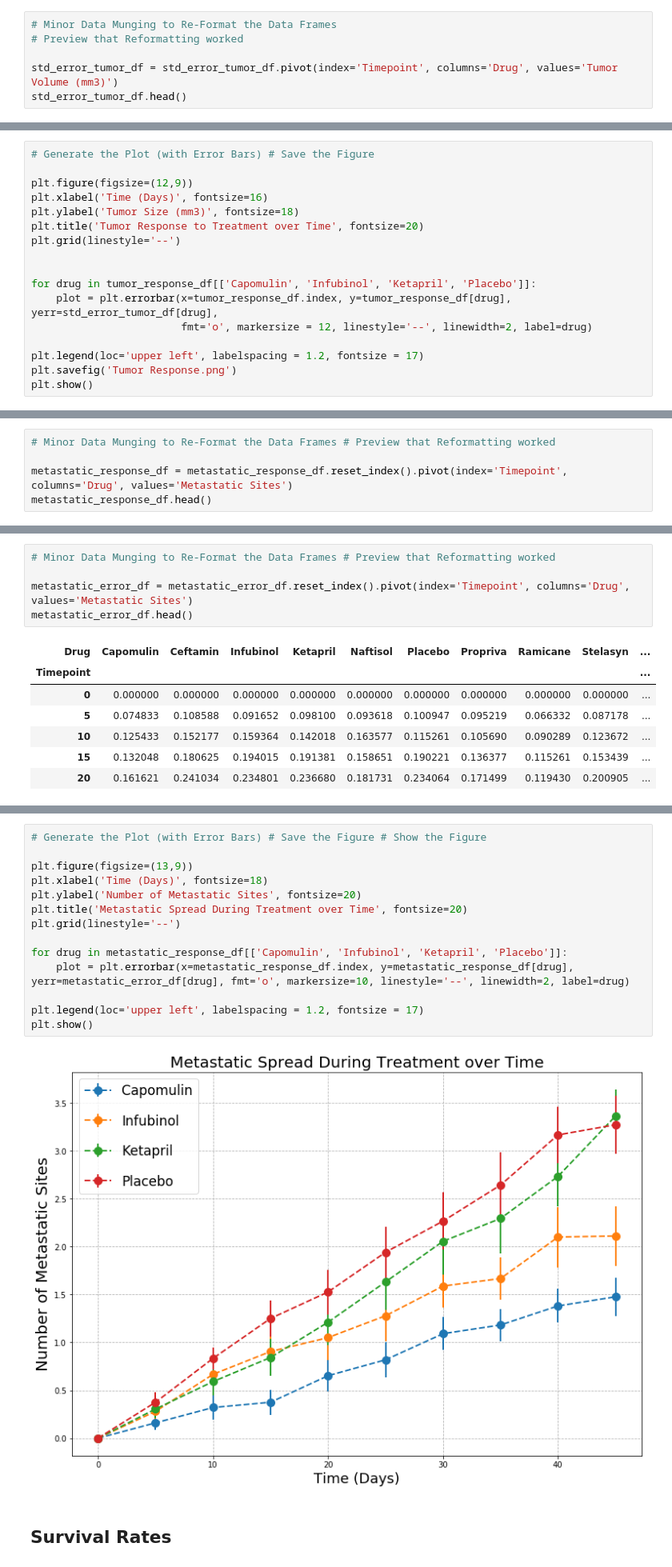
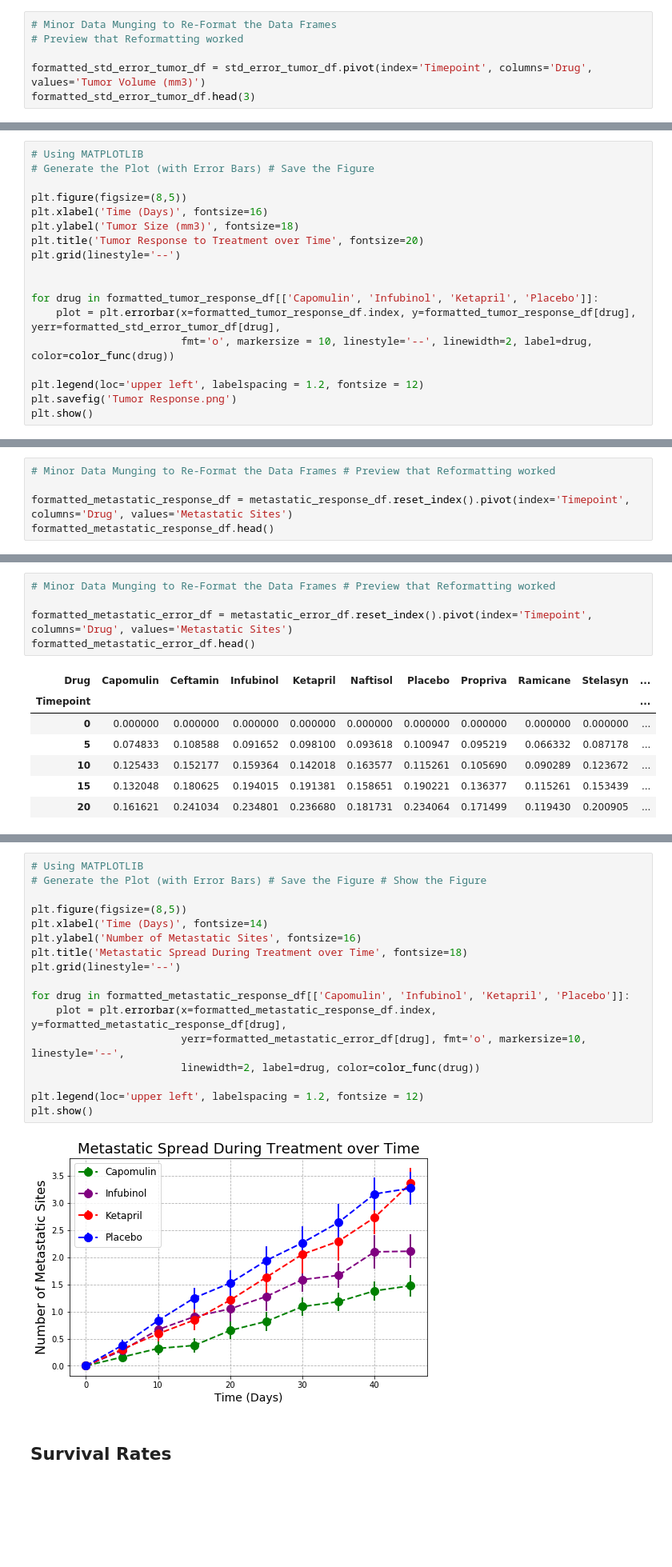
Before and after one commit to esharma3/matplotlib-challenge, a Jupyter notebook: Pymaceuticals/pymaceuticals.ipynb, the cells around one changed output, grey strips where cells are left out. Shown at 80% size. Saved outputs shown, nothing was run; the diff lists cells and outputs as text; blank space fills up the shorter version.

```diff
--- a/Pymaceuticals/pymaceuticals.ipynb
+++ b/Pymaceuticals/pymaceuticals.ipynb
@@ -122,8 +82,8 @@ tumor_response_df.head()
 # Minor Data Munging to Re-Format the Data Frames
 # Preview that Reformatting worked
 
-std_error_tumor_df = std_error_tumor_df.pivot(index='Timepoint', columns='Drug', values='Tumor Volume (mm3)')
-std_error_tumor_df.head()
+formatted_std_error_tumor_df = std_error_tumor_df.pivot(index='Timepoint', columns='Drug', values='Tumor Volume (mm3)')
+formatted_std_error_tumor_df.head(3)
 # %% [output]
 | Drug | Capomulin | Ceftamin | Infubinol | Ketapril | Naftisol | Placebo | Propriva | Ramicane | Stelasyn | ... |
 | Timepoint |  |  |  |  |  |  |  |  |  | ... |
@@ -135,18 +152,19 @@ std_error_tumor_df.head()
 # %%
+# Using MATPLOTLIB
 # Generate the Plot (with Error Bars) # Save the Figure
 
-plt.figure(figsize=(12,9))
+plt.figure(figsize=(8,5))
 plt.xlabel('Time (Days)', fontsize=16)
 plt.ylabel('Tumor Size (mm3)', fontsize=18)
 plt.title('Tumor Response to Treatment over Time', fontsize=20)
 plt.grid(linestyle='--')
 
 
-for drug in tumor_response_df[['Capomulin', 'Infubinol', 'Ketapril', 'Placebo']]:
-    plot = plt.errorbar(x=tumor_response_df.index, y=tumor_response_df[drug], yerr=std_error_tumor_df[drug],
-                        fmt='o', markersize = 12, linestyle='--', linewidth=2, label=drug)
+for drug in formatted_tumor_response_df[['Capomulin', 'Infubinol', 'Ketapril', 'Placebo']]:
+    plot = plt.errorbar(x=formatted_tumor_response_df.index, y=formatted_tumor_response_df[drug], yerr=formatted_std_error_tumor_df[drug],
+                        fmt='o', markersize = 10, linestyle='--', linewidth=2, label=drug, color=color_func(drug))
 
-plt.legend(loc='upper left', labelspacing = 1.2, fontsize = 17)
+plt.legend(loc='upper left', labelspacing = 1.2, fontsize = 12)
 plt.savefig('Tumor Response.png')
 plt.show()
 # %% [output]
@@ -202,8 +202,8 @@ metastatic_error_df.head()
 # %%
 # Minor Data Munging to Re-Format the Data Frames # Preview that Reformatting worked
 
-metastatic_response_df = metastatic_response_df.reset_index().pivot(index='Timepoint', columns='Drug', values='Metastatic Sites')
-metastatic_response_df.head()
+formatted_metastatic_response_df = metastatic_response_df.reset_index().pivot(index='Timepoint', columns='Drug', values='Metastatic Sites')
+formatted_metastatic_response_df.head()
 # %% [output]
 | Drug | Capomulin | Ceftamin | Infubinol | Ketapril | Naftisol | Placebo | Propriva | Ramicane | Stelasyn | ... |
 | Timepoint |  |  |  |  |  |  |  |  |  | ... |
@@ -215,8 +215,8 @@ metastatic_response_df.head()
 # %%
 # Minor Data Munging to Re-Format the Data Frames # Preview that Reformatting worked
 
-metastatic_error_df = metastatic_error_df.reset_index().pivot(index='Timepoint', columns='Drug', values='Metastatic Sites')
-metastatic_error_df.head()
+formatted_metastatic_error_df = metastatic_error_df.reset_index().pivot(index='Timepoint', columns='Drug', values='Metastatic Sites')
+formatted_metastatic_error_df.head()
 # %% [output]
 | Drug | Capomulin | Ceftamin | Infubinol | Ketapril | Naftisol | Placebo | Propriva | Ramicane | Stelasyn | ... |
 | Timepoint |  |  |  |  |  |  |  |  |  | ... |
@@ -228,19 +274,22 @@ metastatic_error_df.head()
 # %%
+# Using MATPLOTLIB
 # Generate the Plot (with Error Bars) # Save the Figure # Show the Figure
 
-plt.figure(figsize=(13,9))
-plt.xlabel('Time (Days)', fontsize=18)
-plt.ylabel('Number of Metastatic Sites', fontsize=20)
-plt.title('Metastatic Spread During Treatment over Time', fontsize=20)
+plt.figure(figsize=(8,5))
+plt.xlabel('Time (Days)', fontsize=14)
+plt.ylabel('Number of Metastatic Sites', fontsize=16)
+plt.title('Metastatic Spread During Treatment over Time', fontsize=18)
 plt.grid(linestyle='--')
 
-for drug in metastatic_response_df[['Capomulin', 'Infubinol', 'Ketapril', 'Placebo']]:
-    plot = plt.errorbar(x=metastatic_response_df.index, y=metastatic_response_df[drug], yerr=metastatic_error_df[drug], fmt='o', markersize=10, linestyle='--', linewidth=2, label=drug)
+for drug in formatted_metastatic_response_df[['Capomulin', 'Infubinol', 'Ketapril', 'Placebo']]:
+    plot = plt.errorbar(x=formatted_metastatic_response_df.index, y=formatted_metastatic_response_df[drug],
+                        yerr=formatted_metastatic_error_df[drug], fmt='o', markersize=10, linestyle='--',
+                        linewidth=2, label=drug, color=color_func(drug))
 
-plt.legend(loc='upper left', labelspacing = 1.2, fontsize = 17)
+plt.legend(loc='upper left', labelspacing = 1.2, fontsize = 12)
 plt.show()
 # %% [output]
-[figure, old version]
+[figure, new version]
 # %% [markdown]
 ## Survival Rates
 # %%
```
Also changed, not shown: parts of 23 cells of this notebook.
